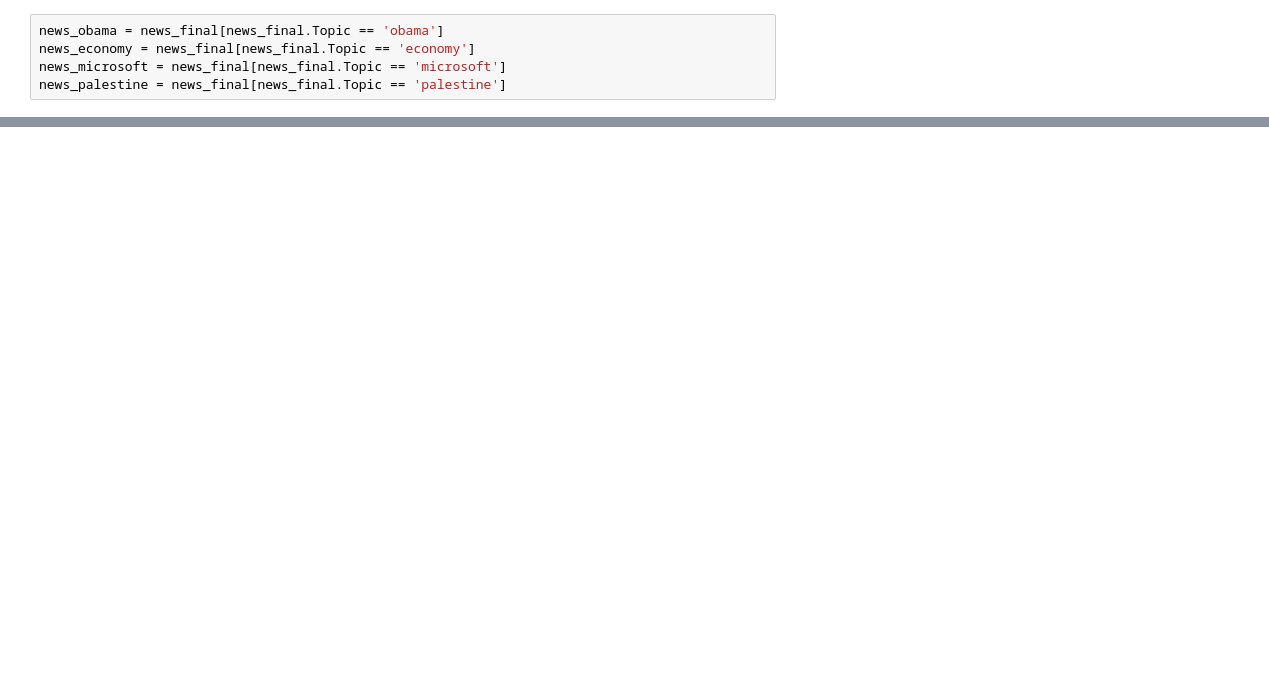
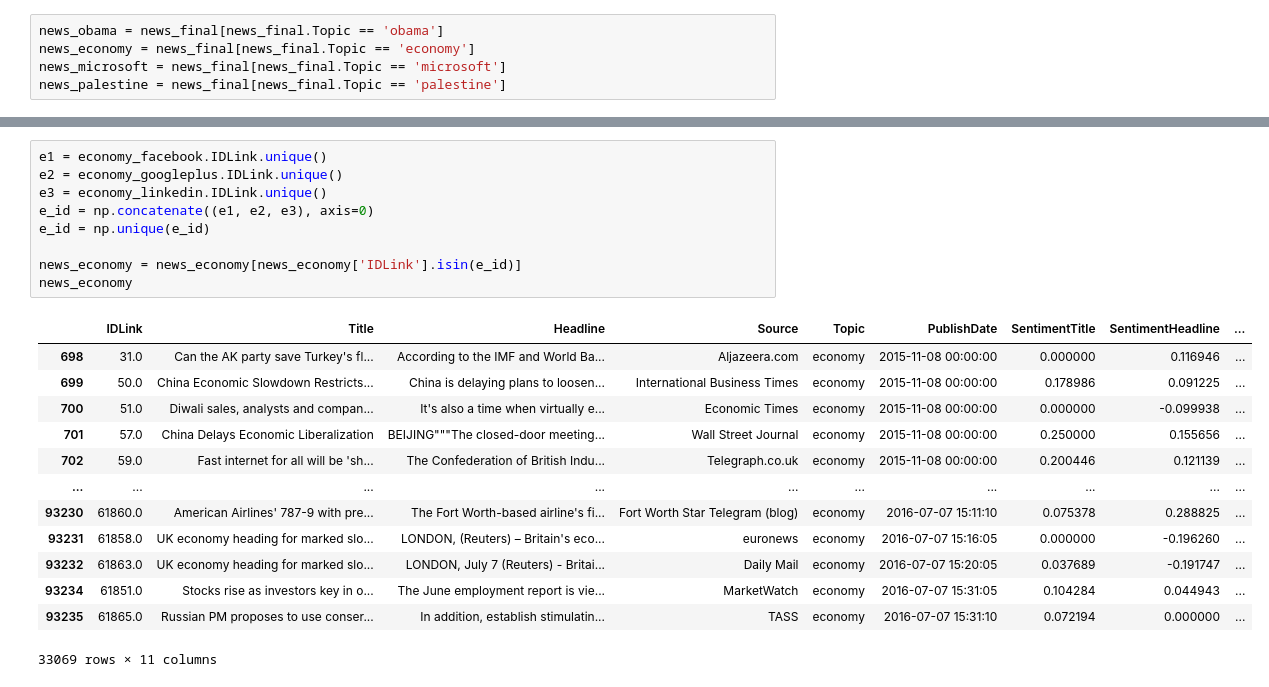
Before and after one commit to nikita221723/News-popularity, a Jupyter notebook: News_popularity.ipynb, the cells around one changed output, grey strips where cells are left out. Cells and saved outputs as stored; diff of their text form; blank space fills up the shorter version.

```diff
--- a/News_popularity.ipynb
+++ b/News_popularity.ipynb
@@ -115,0 +107,23 @@ news_palestine[news_palestine['Facebook'] == -1]
+# %%
+e1 = economy_facebook.IDLink.unique()
+e2 = economy_googleplus.IDLink.unique()
+e3 = economy_linkedin.IDLink.unique()
+e_id = np.concatenate((e1, e2, e3), axis=0)
+e_id = np.unique(e_id)
+
+news_economy = news_economy[news_economy['IDLink'].isin(e_id)]
+news_economy
+# %% [output]
+|  | IDLink | Title | Headline | Source | Topic | PublishDate | SentimentTitle | SentimentHeadline | ... |
+| 698 | 31.0 | Can the AK party save Turkey's fl... | According to the IMF and World Ba... | Aljazeera.com | economy | 2015-11-08 00:00:00 | 0.000000 | 0.116946 | ... |
+| 699 | 50.0 | China Economic Slowdown Restricts... | China is delaying plans to loosen... | International Business Times | economy | 2015-11-08 00:00:00 | 0.178986 | 0.091225 | ... |
+| 700 | 51.0 | Diwali sales, analysts and compan... | It's also a time when virtually e... | Economic Times | economy | 2015-11-08 00:00:00 | 0.000000 | -0.099938 | ... |
+| 701 | 57.0 | China Delays Economic Liberalization | BEIJING"""The closed-door meeting... | Wall Street Journal | economy | 2015-11-08 00:00:00 | 0.250000 | 0.155656 | ... |
+| 702 | 59.0 | Fast internet for all will be 'sh... | The Confederation of British Indu... | Telegraph.co.uk | economy | 2015-11-08 00:00:00 | 0.200446 | 0.121139 | ... |
+| ... | ... | ... | ... | ... | ... | ... | ... | ... | ... |
+| 93230 | 61860.0 | American Airlines' 787-9 with pre... | The Fort Worth-based airline's fi... | Fort Worth Star Telegram (blog) | economy | 2016-07-07 15:11:10 | 0.075378 | 0.288825 | ... |
+| 93231 | 61858.0 | UK economy heading for marked slo... | LONDON, (Reuters) – Britain's eco... | euronews | economy | 2016-07-07 15:16:05 | 0.000000 | -0.196260 | ... |
+| 93232 | 61863.0 | UK economy heading for marked slo... | LONDON, July 7 (Reuters) - Britai... | Daily Mail | economy | 2016-07-07 15:20:05 | 0.037689 | -0.191747 | ... |
+| 93234 | 61851.0 | Stocks rise as investors key in o... | The June employment report is vie... | MarketWatch | economy | 2016-07-07 15:31:05 | 0.104284 | 0.044943 | ... |
+| 93235 | 61865.0 | Russian PM proposes to use conser... | In addition, establish stimulatin... | TASS | economy | 2016-07-07 15:31:10 | 0.072194 | 0.000000 | ... |
+33069 rows × 11 columns
```
Also changed, not shown: parts of 12 cells of this notebook.
